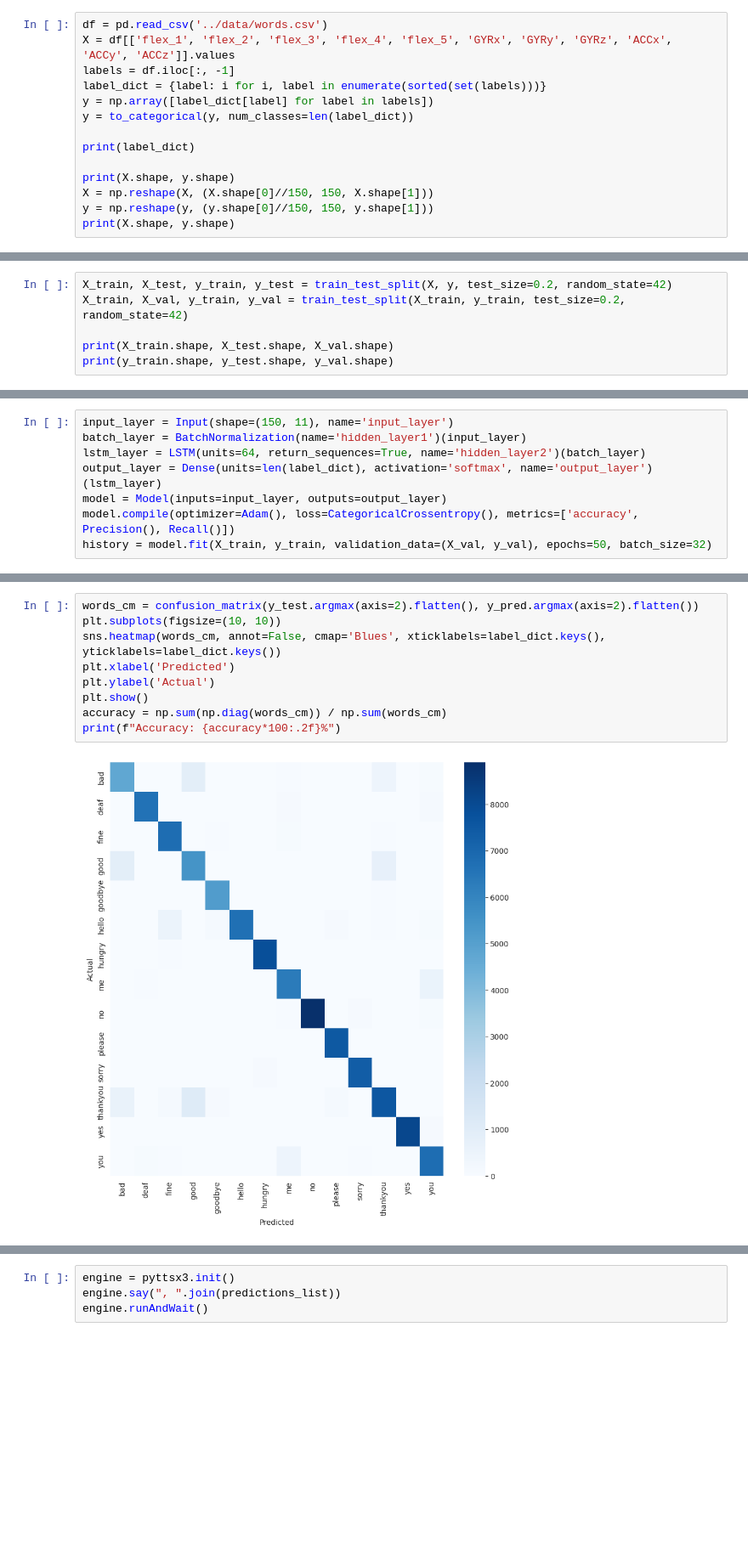
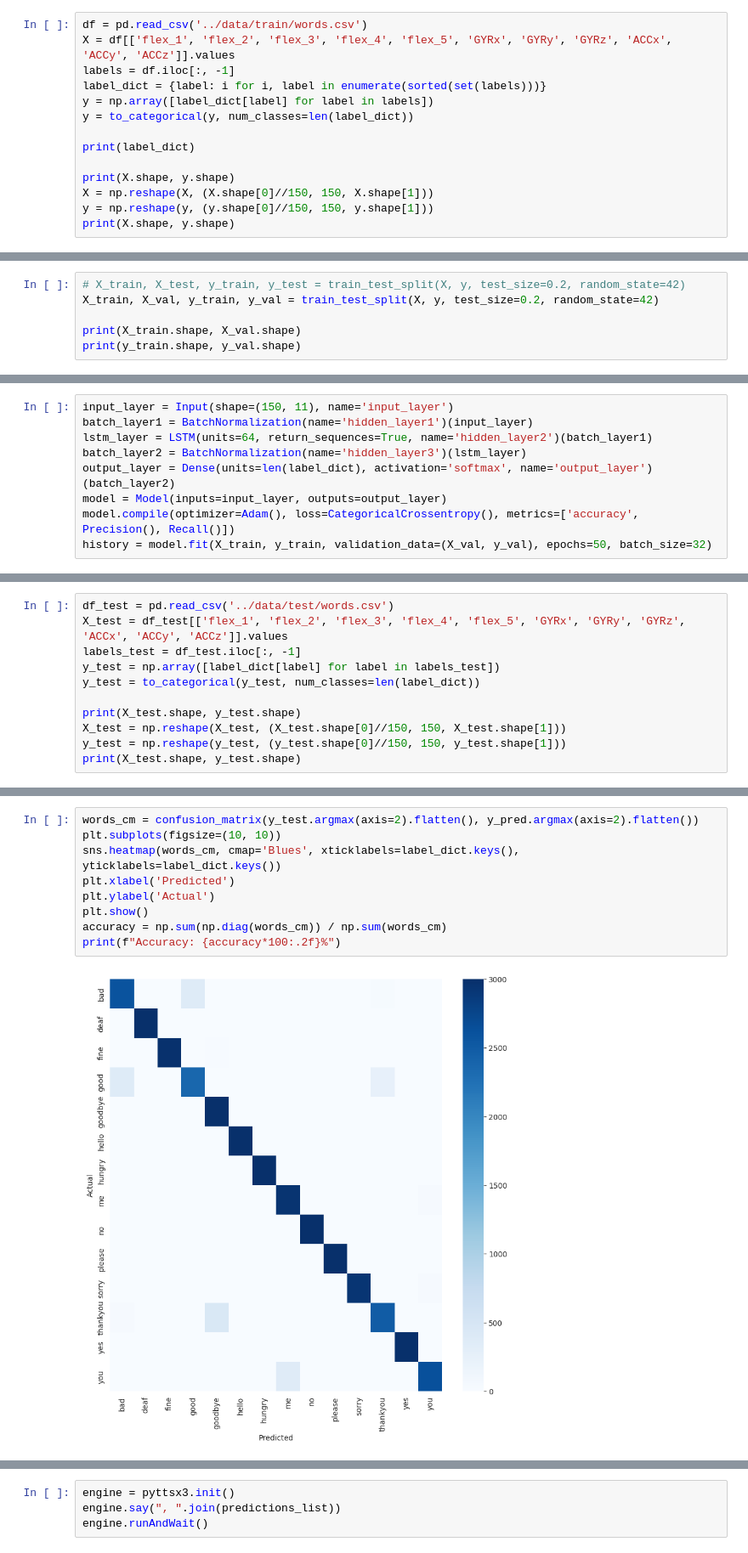
Before and after one commit to fathiabdelmalek/master-thesis, a Jupyter notebook: code/notebooks/words.ipynb, the cells around one changed output, grey strips where cells are left out. Shown at 85% size. Cells and saved outputs as stored; diff of their text form; blank space fills up the shorter version.

```diff
--- a/code/notebooks/words.ipynb
+++ b/code/notebooks/words.ipynb
@@ -24,5 +18,5 @@ To enable the following instructions: AVX2 FMA, in other operations, rebuild Ten
 # %%
-df = pd.read_csv('../data/words.csv')
+df = pd.read_csv('../data/train/words.csv')
 X = df[['flex_1', 'flex_2', 'flex_3', 'flex_4', 'flex_5', 'GYRx', 'GYRy', 'GYRz', 'ACCx', 'ACCy', 'ACCz']].values
 labels = df.iloc[:, -1]
 label_dict = {label: i for i, label in enumerate(sorted(set(labels)))}
@@ -42,7 +36,7 @@ print(X.shape, y.shape)
 # %%
-X_train, X_test, y_train, y_test = train_test_split(X, y, test_size=0.2, random_state=42)
-X_train, X_val, y_train, y_val = train_test_split(X_train, y_train, test_size=0.2, random_state=42)
+# X_train, X_test, y_train, y_test = train_test_split(X, y, test_size=0.2, random_state=42)
+X_train, X_val, y_train, y_val = train_test_split(X, y, test_size=0.2, random_state=42)
 
-print(X_train.shape, X_test.shape, X_val.shape)
-print(y_train.shape, y_test.shape, y_val.shape)
+print(X_train.shape, X_val.shape)
+print(y_train.shape, y_val.shape)
 # %% [output]
@@ -51,8 +45,9 @@ print(y_train.shape, y_test.shape, y_val.shape)
 # %%
 input_layer = Input(shape=(150, 11), name='input_layer')
-batch_layer = BatchNormalization(name='hidden_layer1')(input_layer)
-lstm_layer = LSTM(units=64, return_sequences=True, name='hidden_layer2')(batch_layer)
-output_layer = Dense(units=len(label_dict), activation='softmax', name='output_layer')(lstm_layer)
+batch_layer1 = BatchNormalization(name='hidden_layer1')(input_layer)
+lstm_layer = LSTM(units=64, return_sequences=True, name='hidden_layer2')(batch_layer1)
+batch_layer2 = BatchNormalization(name='hidden_layer3')(lstm_layer)
+output_layer = Dense(units=len(label_dict), activation='softmax', name='output_layer')(batch_layer2)
 model = Model(inputs=input_layer, outputs=output_layer)
 model.compile(optimizer=Adam(), loss=CategoricalCrossentropy(), metrics=['accuracy', Precision(), Recall()])
 history = model.fit(X_train, y_train, validation_data=(X_val, y_val), epochs=50, batch_size=32)
@@ -125,0 +120,11 @@ _________________________________________________________________
+# %%
+df_test = pd.read_csv('../data/test/words.csv')
+X_test = df_test[['flex_1', 'flex_2', 'flex_3', 'flex_4', 'flex_5', 'GYRx', 'GYRy', 'GYRz', 'ACCx', 'ACCy', 'ACCz']].values
+labels_test = df_test.iloc[:, -1]
+y_test = np.array([label_dict[label] for label in labels_test])
+y_test = to_categorical(y_test, num_classes=len(label_dict))
+
+print(X_test.shape, y_test.shape)
+X_test = np.reshape(X_test, (X_test.shape[0]//150, 150, X_test.shape[1]))
+y_test = np.reshape(y_test, (y_test.shape[0]//150, 150, y_test.shape[1]))
+print(X_test.shape, y_test.shape)
@@ -206,11 +218,11 @@ print(predictions_list)
 # %%
 words_cm = confusion_matrix(y_test.argmax(axis=2).flatten(), y_pred.argmax(axis=2).flatten())
 plt.subplots(figsize=(10, 10))
-sns.heatmap(words_cm, annot=False, cmap='Blues', xticklabels=label_dict.keys(), yticklabels=label_dict.keys())
+sns.heatmap(words_cm, cmap='Blues', xticklabels=label_dict.keys(), yticklabels=label_dict.keys())
 plt.xlabel('Predicted')
 plt.ylabel('Actual')
 plt.show()
 accuracy = np.sum(np.diag(words_cm)) / np.sum(words_cm)
 print(f"Accuracy: {accuracy*100:.2f}%")
 # %% [output]
-[figure, old version]
+[figure, new version]
```
Also changed, not shown: parts of 15 cells of this notebook, 46 other files.
